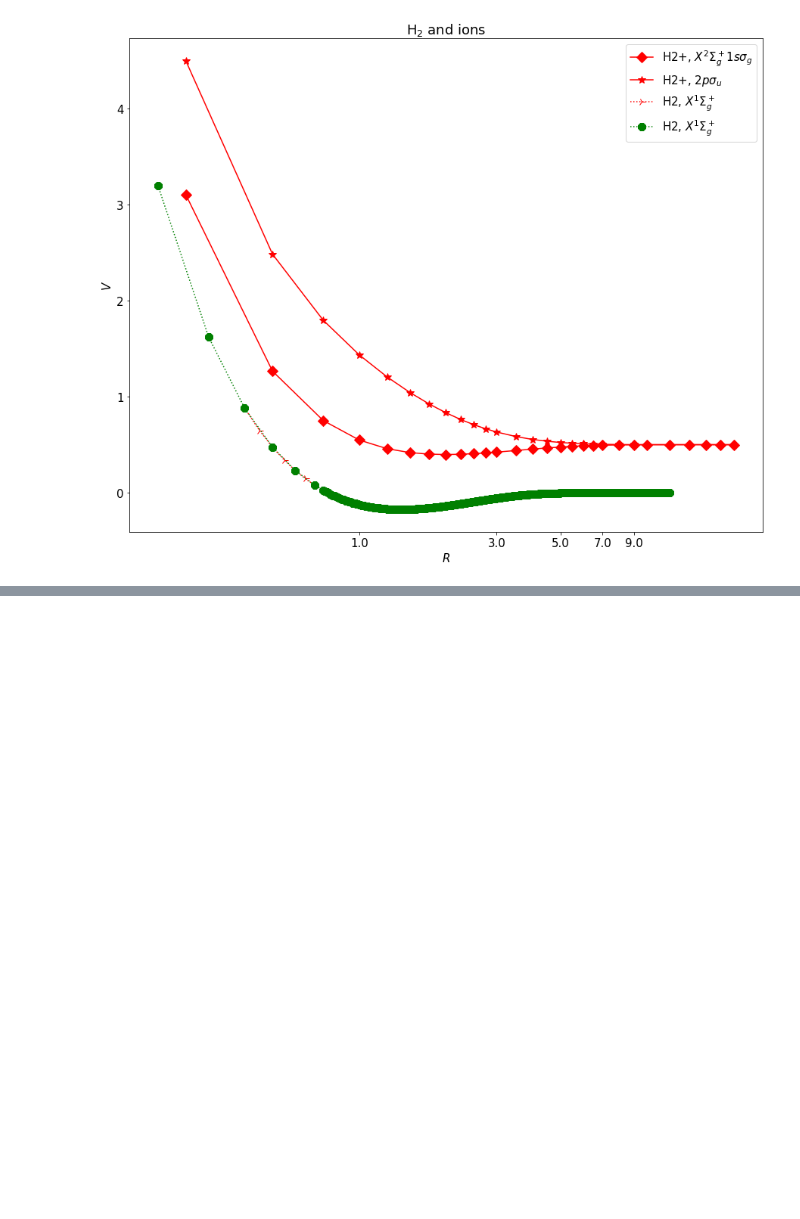
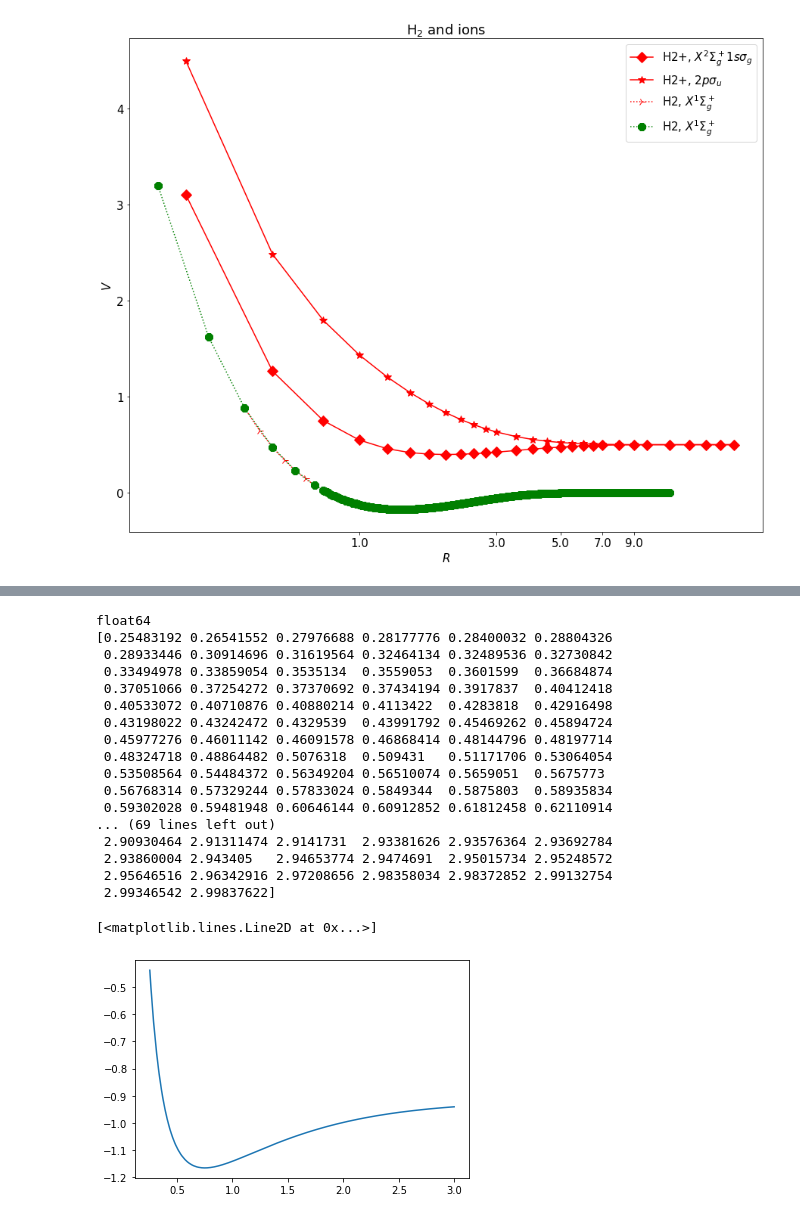
Before and after one commit to berylgithub/pes, a Jupyter notebook: PES_incremental_exp.ipynb, the cells around one changed output, grey strips where cells are left out. Saved outputs shown, nothing was run; the diff lists cells and outputs as text; code cells hidden in the pictures; blank space fills up the shorter version.

Commit message:
prelim check new H2O data

```diff
--- a/PES_incremental_exp.ipynb
+++ b/PES_incremental_exp.ipynb
@@ -2527,0 +2546,44 @@ np.save('data/hxoy_data', list_data, allow_pickle=True) #savedata, new data
+# %%
+#check new H2 energies:
+file = "data/h2/energies.txt"
+V = np.loadtxt(file)*0.00159362 #turn to Hartree from kcal/mol
+
+#compute R:
+file = "data/h2/structures.xyz"
+with open(file) as f:
+    lines = f.readlines()
+cleanlines = []
+for line in lines:
+    if line[0] == "H":
+        cleanlines.append(line.split())
+coor_1 = []; coor_2 = []
+for i in range(len(cleanlines)):
+    if i%2==0:
+        coor_1.append(cleanlines[i])
+    else:
+        coor_2.append(cleanlines[i])
+coor_1 = np.array(coor_1); coor_2 = np.array(coor_2)
+coor_1 = coor_1[:,[1,2,3]].astype(float); coor_2 = coor_2[:,[1,2,3]].astype(float)
+print(coor_1.dtype)
+R = np.linalg.norm(coor_1 - coor_2, ord=2, axis=1)
+print(R)
+# %% [output]
+float64
+[0.25483192 0.26541552 0.27976688 0.28177776 0.28400032 0.28804326
+ 0.28933446 0.30914696 0.31619564 0.32464134 0.32489536 0.32730842
+ 0.33494978 0.33859054 0.3535134  0.3559053  0.3601599  0.36684874
+ 0.37051066 0.37254272 0.37370692 0.37434194 0.3917837  0.40412418
+ 0.40533072 0.40710876 0.40880214 0.4113422  0.4283818  0.42916498
+ 0.43198022 0.43242472 0.4329539  0.43991792 0.45469262 0.45894724
+ 0.45977276 0.46011142 0.46091578 0.46868414 0.48144796 0.48197714
+ 0.48324718 0.48864482 0.5076318  0.509431   0.51171706 0.53064054
+ 0.53508564 0.54484372 0.56349204 0.56510074 0.5659051  0.5675773
+ 0.56768314 0.57329244 0.57833024 0.5849344  0.5875803  0.58935834
+ 0.59302028 0.59481948 0.60646144 0.60912852 0.61812458 0.62110914
+... (69 lines left out)
+ 2.90930464 2.91311474 2.9141731  2.93381626 2.93576364 2.93692784
+ 2.93860004 2.943405   2.94653774 2.9474691  2.95015734 2.95248572
+ 2.95646516 2.96342916 2.97208656 2.98358034 2.98372852 2.99132754
+ 2.99346542 2.99837622]
+[<matplotlib.lines.Line2D at 0x...>]
+[figure, added]
```
Also changed, not shown: parts of 3 cells of this notebook.
